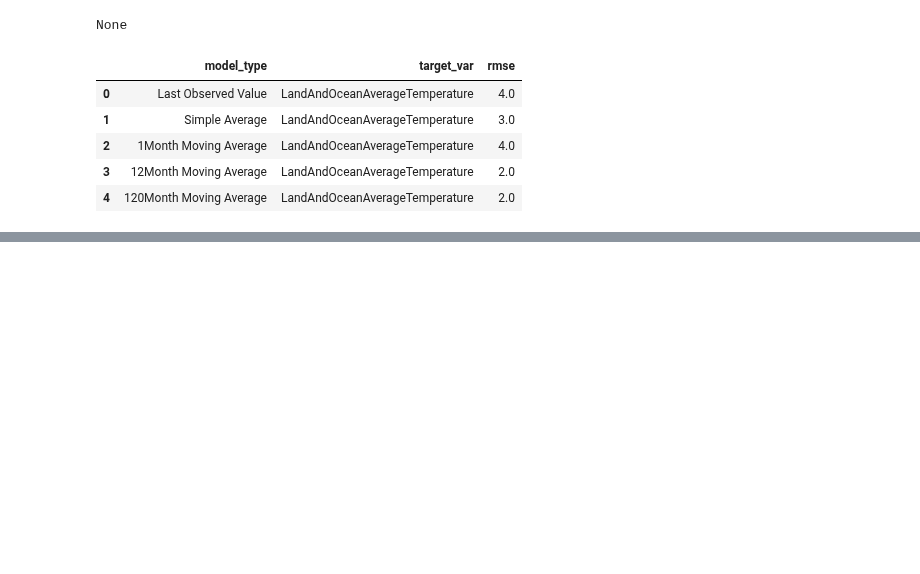
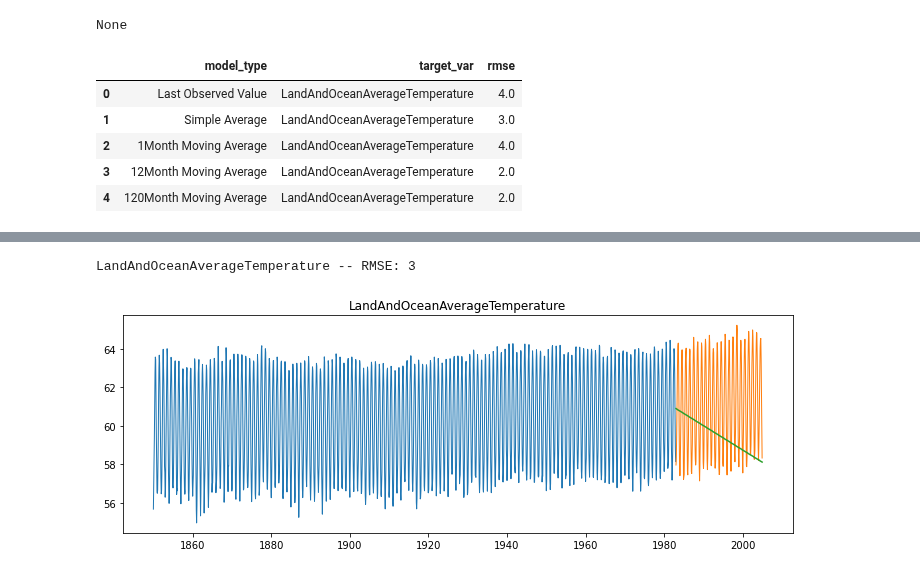
Before and after one commit to Johndsalas/earths_temperature_time_series, a Jupyter notebook: main_notebook.ipynb, the cells around one changed output, grey strips where cells are left out. Cells and saved outputs as stored; diff of their text form; code cells hidden in the pictures; blank space fills up the shorter version.

```diff
--- a/main_notebook.ipynb
+++ b/main_notebook.ipynb
@@ -525,0 +550,5 @@ eval_df_ocean
+# %%
+plot_and_eval_ocean('LandAndOceanAverageTemperature')
+# %% [output]
+LandAndOceanAverageTemperature -- RMSE: 3
+[figure, added]
```
Also changed, not shown: parts of 6 cells of this notebook.
